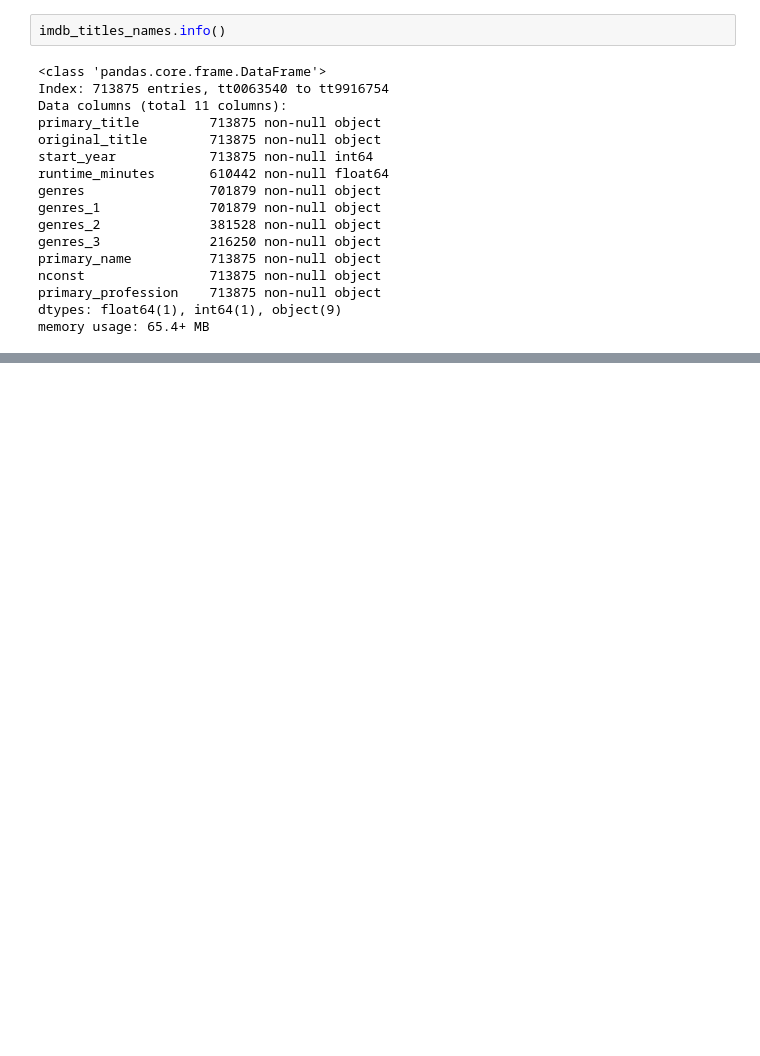
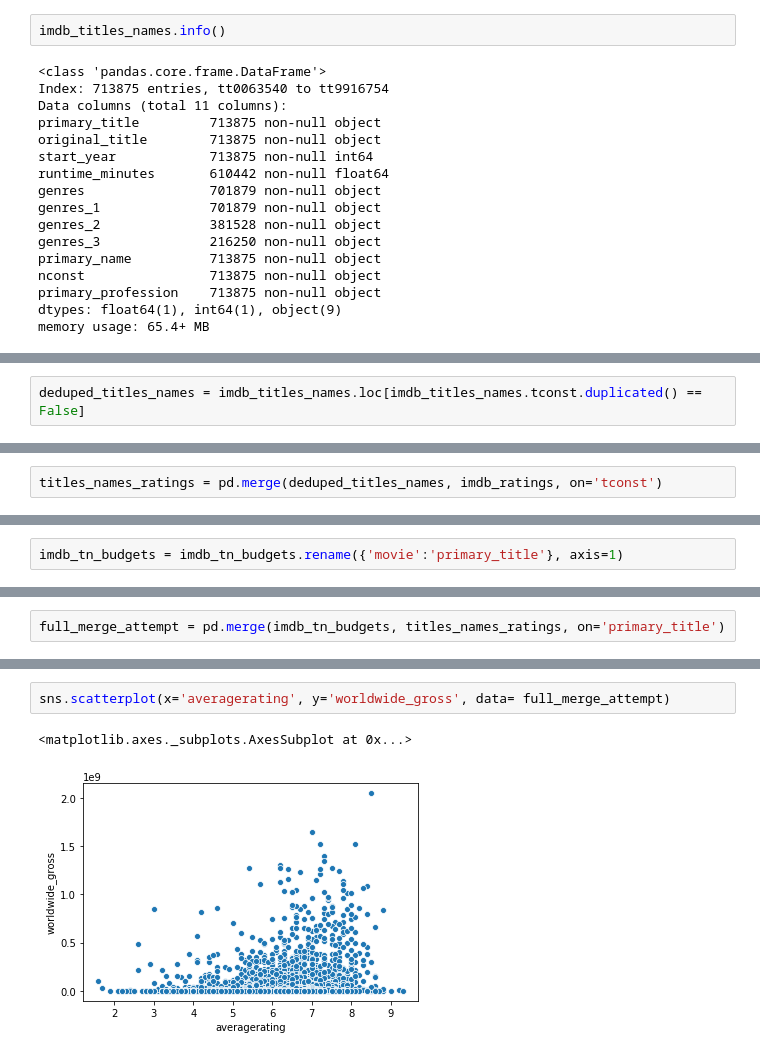
Before and after one commit to mishaberrien/Movie-Performance-Analysis, a Jupyter notebook: movies-eda-mlb.ipynb, the cells around one changed output, grey strips where cells are left out. Cells and saved outputs as stored; diff of their text form; blank space fills up the shorter version.

Commit message:
A visualization

```diff
--- a/movies-eda-mlb.ipynb
+++ b/movies-eda-mlb.ipynb
@@ -78,0 +167,2 @@ Join imdb_titles_names dataframe with imdb_tn_budgets
+# %%
+deduped_titles_names = imdb_titles_names.loc[imdb_titles_names.tconst.duplicated() == False]
@@ -78,0 +175,2 @@ Join imdb_titles_names dataframe with imdb_tn_budgets
+# %%
+titles_names_ratings = pd.merge(deduped_titles_names, imdb_ratings, on='tconst')
@@ -78,0 +212,2 @@ Join imdb_titles_names dataframe with imdb_tn_budgets
+# %%
+imdb_tn_budgets = imdb_tn_budgets.rename({'movie':'primary_title'}, axis=1)
@@ -78,0 +223,2 @@ Join imdb_titles_names dataframe with imdb_tn_budgets
+# %%
+full_merge_attempt = pd.merge(imdb_tn_budgets, titles_names_ratings, on='primary_title')
@@ -78,0 +275,5 @@ Join imdb_titles_names dataframe with imdb_tn_budgets
+# %%
+sns.scatterplot(x='averagerating', y='worldwide_gross', data= full_merge_attempt)
+# %% [output]
+<matplotlib.axes._subplots.AxesSubplot at 0x...>
+[figure, added]
```
Also changed, not shown: parts of 37 cells of this notebook.
